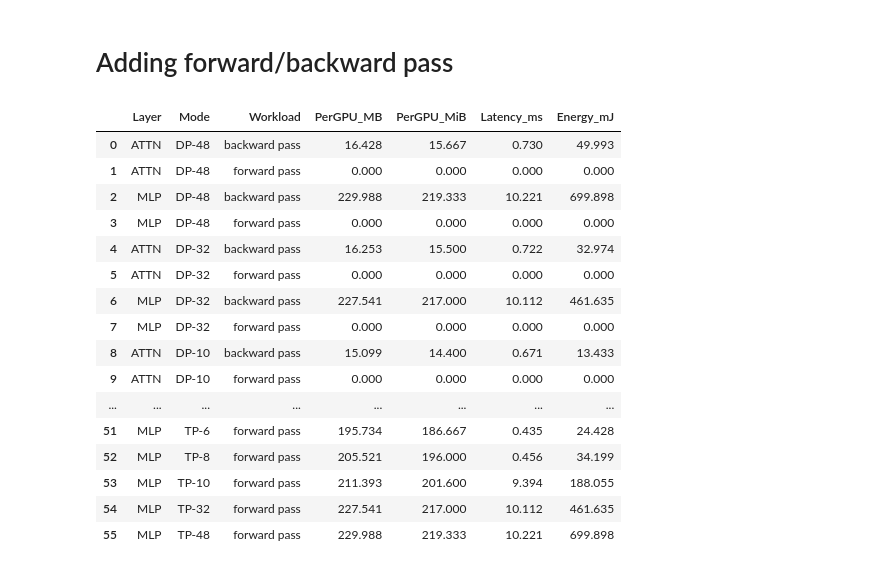
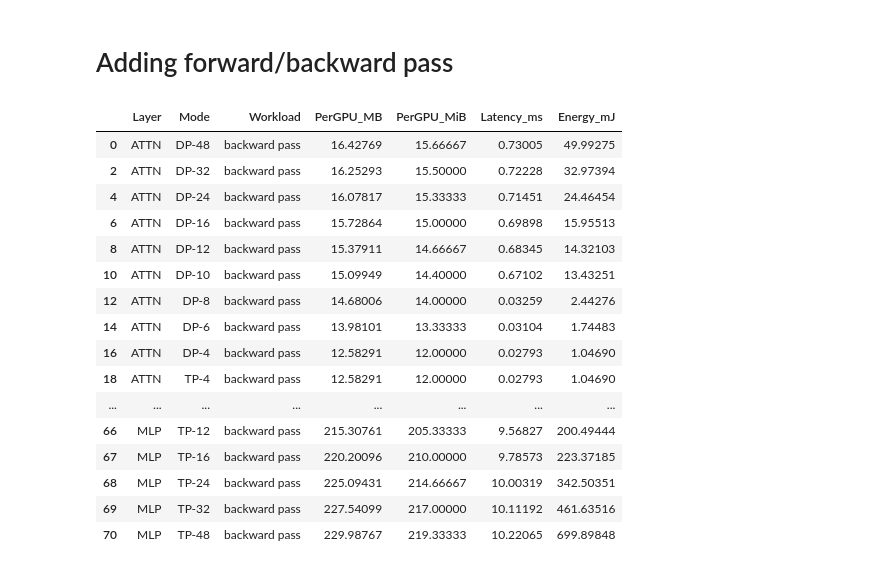
Before and after one commit to Aprilhuu/modeling-rack-scale-computing, a Jupyter notebook: llama_data-tensor-pipeline_latency-energy-data.ipynb.ipynb, the cells around one changed output. Cells and saved outputs as stored; diff of their text form; code cells hidden in the pictures.

```diff
--- a/llama_data-tensor-pipeline_latency-energy-data.ipynb.ipynb
+++ b/llama_data-tensor-pipeline_latency-energy-data.ipynb.ipynb
@@ -261,48 +261,48 @@ df_processed = df_processed[cols]
 
 # Sort by mode name first, then by num_gpus in descending order
 def mode_sort_key(mode):
     # Extract the prefix (DP, TP, PP) and the number of GPUs
     parts = mode.split('-')
     prefix = parts[0]
 
     # For PP modes that don't follow the standard pattern
     if prefix.startswith('PP'):
         return (2, 0)  # Place PP modes after DP and TP
 
     # For standard modes with numbers
     try:
         if len(parts) > 1:
             num_gpus = int(parts[1])
         else:
             num_gpus = 0
     except ValueError:
         num_gpus = 0
 
     # Order by prefix (DP=0, TP=1, PP=2), then by -num_gpus for descending order
     prefix_order = {'DP': 0, 'TP': 1, 'PP': 2}.get(prefix, 3)
     return (prefix_order, -num_gpus)
 
 df_processed['mode_sort_key'] = df_processed['Mode'].apply(mode_sort_key)
-df_processed = df_processed.sort_values(by=["mode_sort_key", "Layer", "Workload"]).reset_index(drop=True)
+df_processed = df_processed.sort_values(by=[ "Layer", "mode_sort_key", "Workload"]).reset_index(drop=True)
 df_processed = df_processed.drop(columns=['mode_sort_key'])
 
 # Display the final rounded DataFrame
-display(df_processed.round(3))
+display(df_processed.round(5)[df_processed['Workload'] == "backward pass"])
 # %% [output]
 |  | Layer | Mode | Workload | PerGPU_MB | PerGPU_MiB | Latency_ms | Energy_mJ |
-| 0 | ATTN | DP-48 | backward pass | 16.428 | 15.667 | 0.730 | 49.993 |
-| 1 | ATTN | DP-48 | forward pass | 0.000 | 0.000 | 0.000 | 0.000 |
-| 2 | MLP | DP-48 | backward pass | 229.988 | 219.333 | 10.221 | 699.898 |
-| 3 | MLP | DP-48 | forward pass | 0.000 | 0.000 | 0.000 | 0.000 |
-| 4 | ATTN | DP-32 | backward pass | 16.253 | 15.500 | 0.722 | 32.974 |
-| 5 | ATTN | DP-32 | forward pass | 0.000 | 0.000 | 0.000 | 0.000 |
-| 6 | MLP | DP-32 | backward pass | 227.541 | 217.000 | 10.112 | 461.635 |
-| 7 | MLP | DP-32 | forward pass | 0.000 | 0.000 | 0.000 | 0.000 |
-| 8 | ATTN | DP-10 | backward pass | 15.099 | 14.400 | 0.671 | 13.433 |
-| 9 | ATTN | DP-10 | forward pass | 0.000 | 0.000 | 0.000 | 0.000 |
+| 0 | ATTN | DP-48 | backward pass | 16.42769 | 15.66667 | 0.73005 | 49.99275 |
+| 2 | ATTN | DP-32 | backward pass | 16.25293 | 15.50000 | 0.72228 | 32.97394 |
+| 4 | ATTN | DP-24 | backward pass | 16.07817 | 15.33333 | 0.71451 | 24.46454 |
+| 6 | ATTN | DP-16 | backward pass | 15.72864 | 15.00000 | 0.69898 | 15.95513 |
+| 8 | ATTN | DP-12 | backward pass | 15.37911 | 14.66667 | 0.68345 | 14.32103 |
+| 10 | ATTN | DP-10 | backward pass | 15.09949 | 14.40000 | 0.67102 | 13.43251 |
+| 12 | ATTN | DP-8 | backward pass | 14.68006 | 14.00000 | 0.03259 | 2.44276 |
+| 14 | ATTN | DP-6 | backward pass | 13.98101 | 13.33333 | 0.03104 | 1.74483 |
+| 16 | ATTN | DP-4 | backward pass | 12.58291 | 12.00000 | 0.02793 | 1.04690 |
+| 18 | ATTN | TP‑4 | backward pass | 12.58291 | 12.00000 | 0.02793 | 1.04690 |
 | ... | ... | ... | ... | ... | ... | ... | ... |
-| 51 | MLP | TP‑6 | forward pass | 195.734 | 186.667 | 0.435 | 24.428 |
-| 52 | MLP | TP‑8 | forward pass | 205.521 | 196.000 | 0.456 | 34.199 |
-| 53 | MLP | TP‑10 | forward pass | 211.393 | 201.600 | 9.394 | 188.055 |
-| 54 | MLP | TP‑32 | forward pass | 227.541 | 217.000 | 10.112 | 461.635 |
-| 55 | MLP | TP‑48 | forward pass | 229.988 | 219.333 | 10.221 | 699.898 |
+| 66 | MLP | TP‑12 | backward pass | 215.30761 | 205.33333 | 9.56827 | 200.49444 |
+| 67 | MLP | TP‑16 | backward pass | 220.20096 | 210.00000 | 9.78573 | 223.37185 |
+| 68 | MLP | TP‑24 | backward pass | 225.09431 | 214.66667 | 10.00319 | 342.50351 |
+| 69 | MLP | TP‑32 | backward pass | 227.54099 | 217.00000 | 10.11192 | 461.63516 |
+| 70 | MLP | TP‑48 | backward pass | 229.98767 | 219.33333 | 10.22065 | 699.89848 |
```
Also changed, not shown: parts of 2 cells of this notebook.
